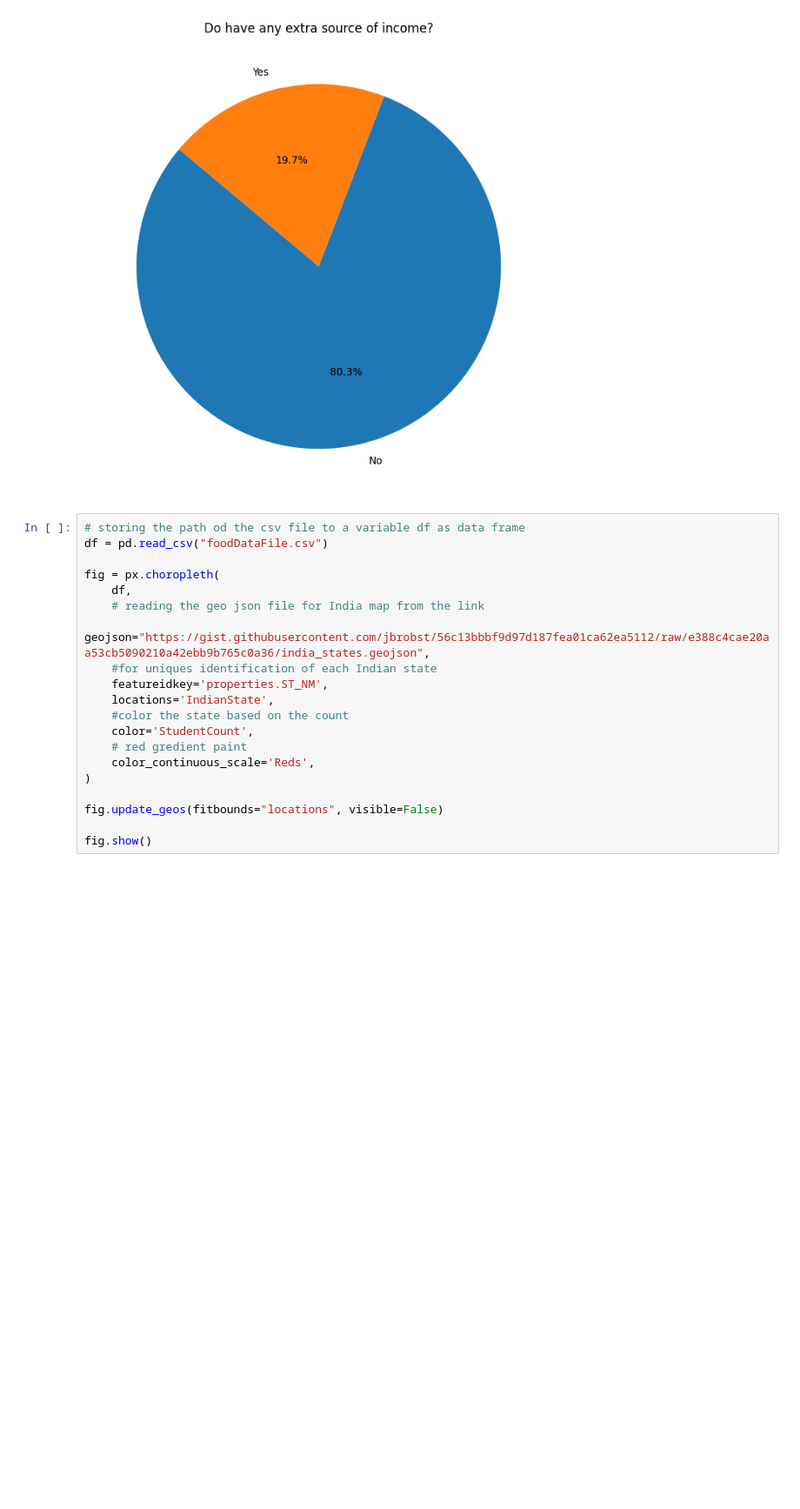
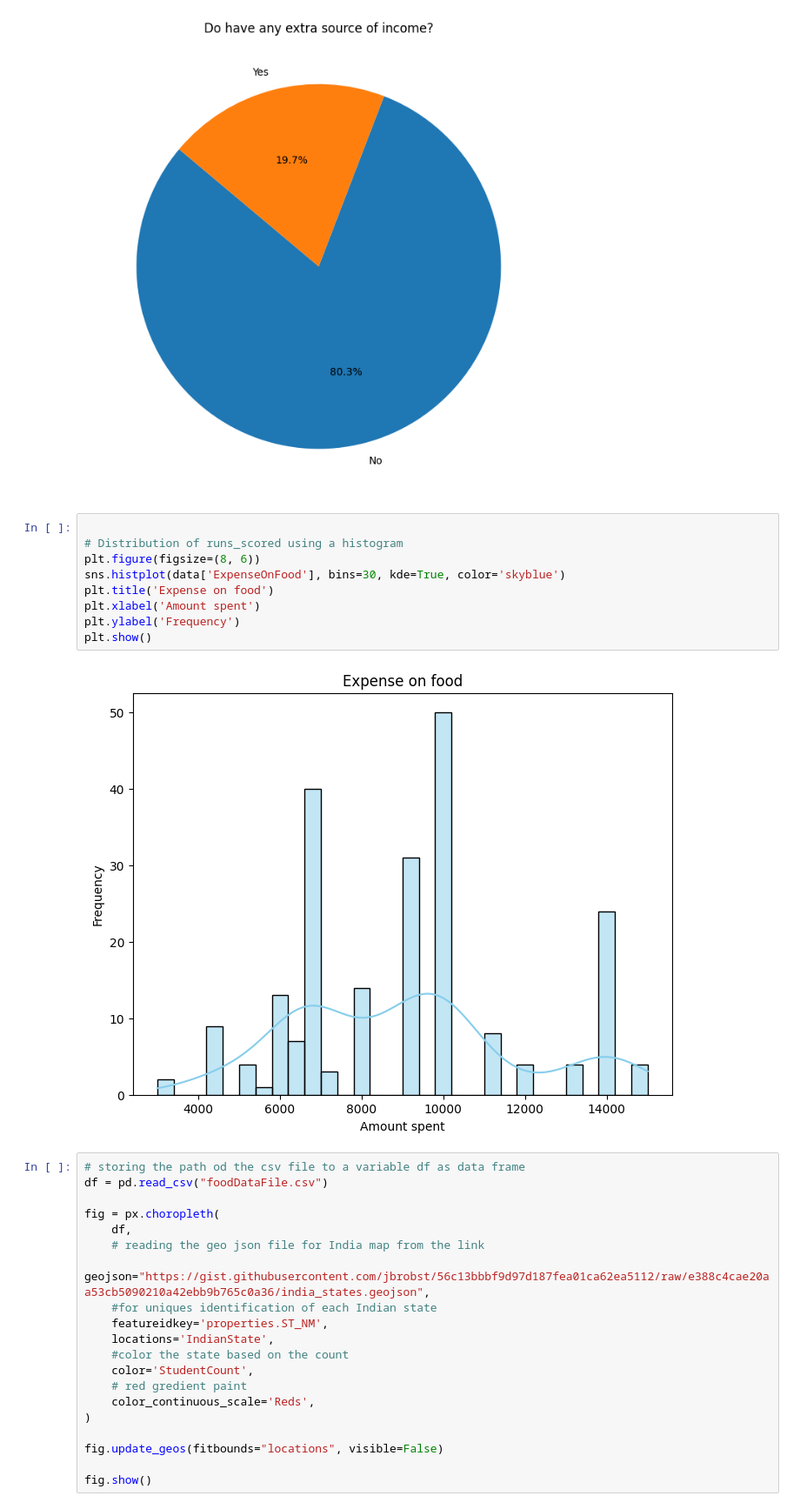
Before and after one commit to shubh4mk/MScDSA-MDS171-23122033, a Jupyter notebook: CAC2-Submission/main.ipynb, the cells around one changed output. Shown at 87% size. Saved outputs shown, nothing was run; the diff lists cells and outputs as text; blank space fills up the shorter version.

Commit message:
Added histograph for Expenses on food

```diff
--- a/CAC2-Submission/main.ipynb
+++ b/CAC2-Submission/main.ipynb
@@ -172,6 +172,17 @@ plt.title("Do have any extra source of income?") # Title for the chart
 plt.show() # to show the pie chart
 # %% [output]
 [figure]
+# %%
+
+# Distribution of runs_scored using a histogram
+plt.figure(figsize=(8, 6))
+sns.histplot(data['ExpenseOnFood'], bins=30, kde=True, color='skyblue')
+plt.title('Expense on food')
+plt.xlabel('Amount spent')
+plt.ylabel('Frequency')
+plt.show()
+# %% [output]
+[figure, added]
 # %%
 # storing the path od the csv file to a variable df as data frame
 df = pd.read_csv("foodDataFile.csv")
```
